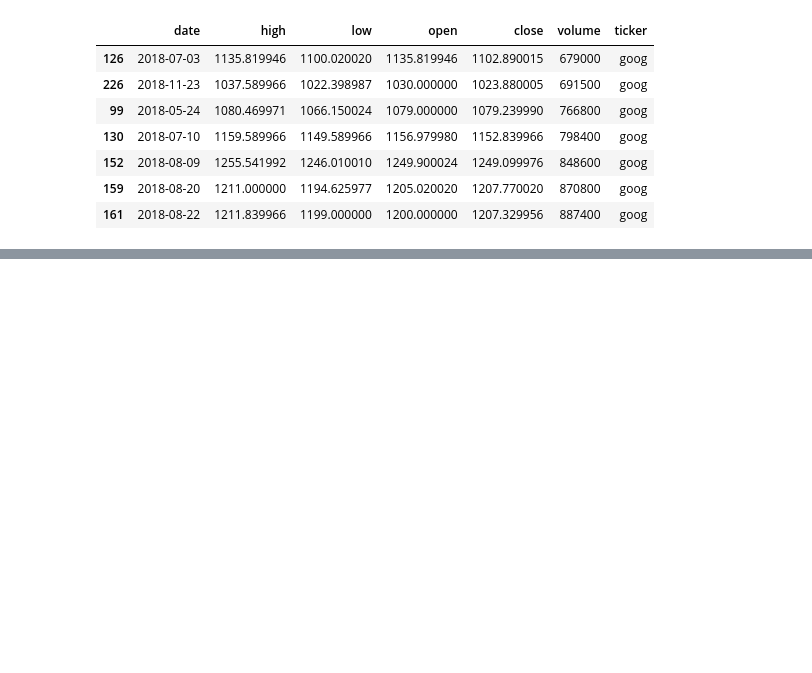
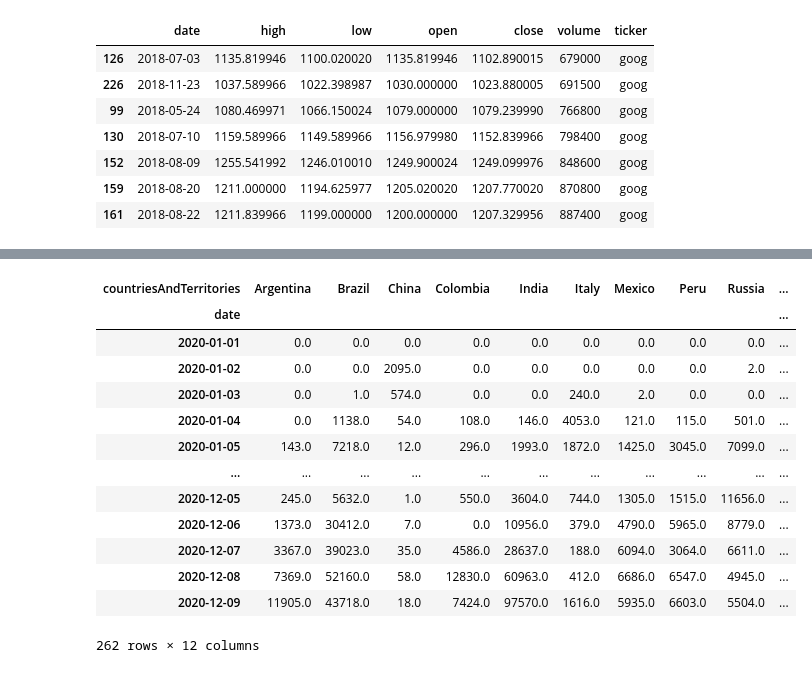
Before and after one commit to daothuphuong98/visualization, a Jupyter notebook: Week4.ipynb, the cells around one changed output, grey strips where cells are left out. Cells and saved outputs as stored; diff of their text form; code cells hidden in the pictures; blank space fills up the shorter version.

```diff
--- a/Week4.ipynb
+++ b/Week4.ipynb
@@ -52,0 +64,4 @@ faang.sort_values('volume')[0:7]
+# %%
+df['date'] = pd.to_datetime(df['dateRep'])
+# %%
+df.set_index('date').sort_index()
@@ -52,0 +83,21 @@ faang.sort_values('volume')[0:7]
+# %%
+df.replace({'United_States_of_America':'USA', 'United_ Kingdom':'UK'}, inplace=True)
+# %%
+df=df[df['countriesAndTerritories'].isin(['Argentina', 'Brazil', 'China', 'Colombia', 'India', 'Italy', 'Mexico', 'Peru', 'Russia', 'Spain', 'Turkey', 'UK', 'USA'])]
+# %%
+df.pivot(index='date', columns='countriesAndTerritories', values='cases').fillna(0)
+# %% [output]
+| countriesAndTerritories | Argentina | Brazil | China | Colombia | India | Italy | Mexico | Peru | Russia | ... |
+| date |  |  |  |  |  |  |  |  |  | ... |
+| 2020-01-01 | 0.0 | 0.0 | 0.0 | 0.0 | 0.0 | 0.0 | 0.0 | 0.0 | 0.0 | ... |
+| 2020-01-02 | 0.0 | 0.0 | 2095.0 | 0.0 | 0.0 | 0.0 | 0.0 | 0.0 | 2.0 | ... |
+| 2020-01-03 | 0.0 | 1.0 | 574.0 | 0.0 | 0.0 | 240.0 | 2.0 | 0.0 | 0.0 | ... |
+| 2020-01-04 | 0.0 | 1138.0 | 54.0 | 108.0 | 146.0 | 4053.0 | 121.0 | 115.0 | 501.0 | ... |
+| 2020-01-05 | 143.0 | 7218.0 | 12.0 | 296.0 | 1993.0 | 1872.0 | 1425.0 | 3045.0 | 7099.0 | ... |
+| ... | ... | ... | ... | ... | ... | ... | ... | ... | ... | ... |
+| 2020-12-05 | 245.0 | 5632.0 | 1.0 | 550.0 | 3604.0 | 744.0 | 1305.0 | 1515.0 | 11656.0 | ... |
+| 2020-12-06 | 1373.0 | 30412.0 | 7.0 | 0.0 | 10956.0 | 379.0 | 4790.0 | 5965.0 | 8779.0 | ... |
+| 2020-12-07 | 3367.0 | 39023.0 | 35.0 | 4586.0 | 28637.0 | 188.0 | 6094.0 | 3064.0 | 6611.0 | ... |
+| 2020-12-08 | 7369.0 | 52160.0 | 58.0 | 12830.0 | 60963.0 | 412.0 | 6686.0 | 6547.0 | 4945.0 | ... |
+| 2020-12-09 | 11905.0 | 43718.0 | 18.0 | 7424.0 | 97570.0 | 1616.0 | 5935.0 | 6603.0 | 5504.0 | ... |
+262 rows × 12 columns
```
Also changed, not shown: parts of 4 cells of this notebook.
